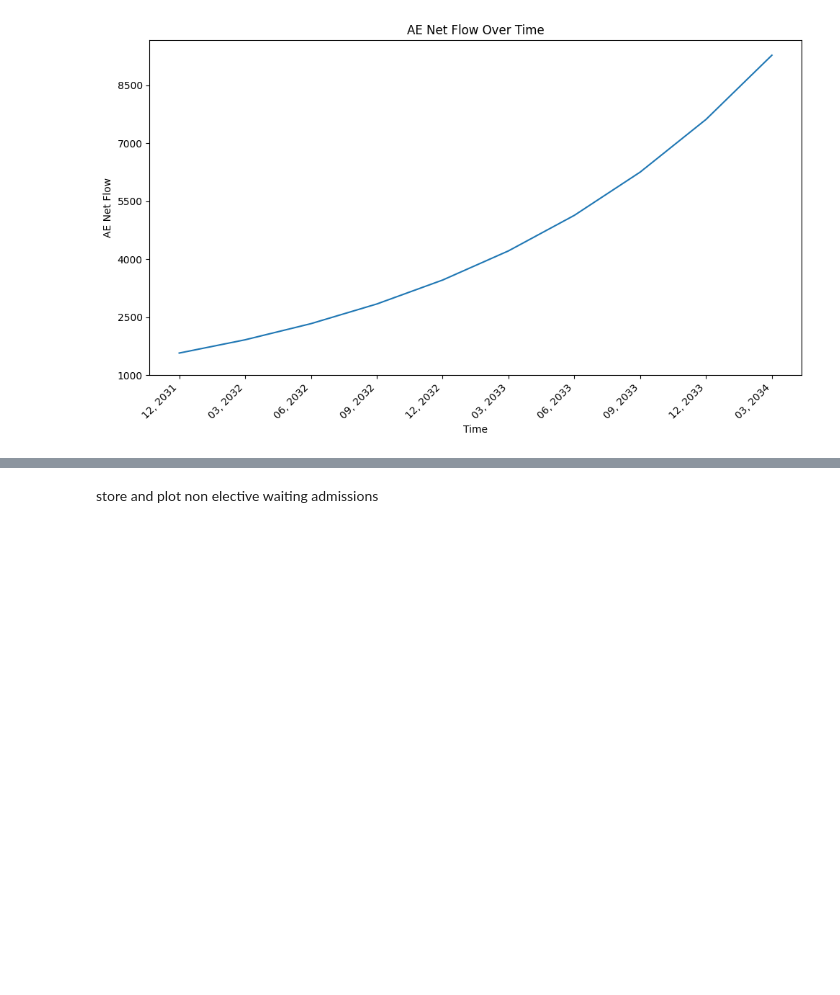
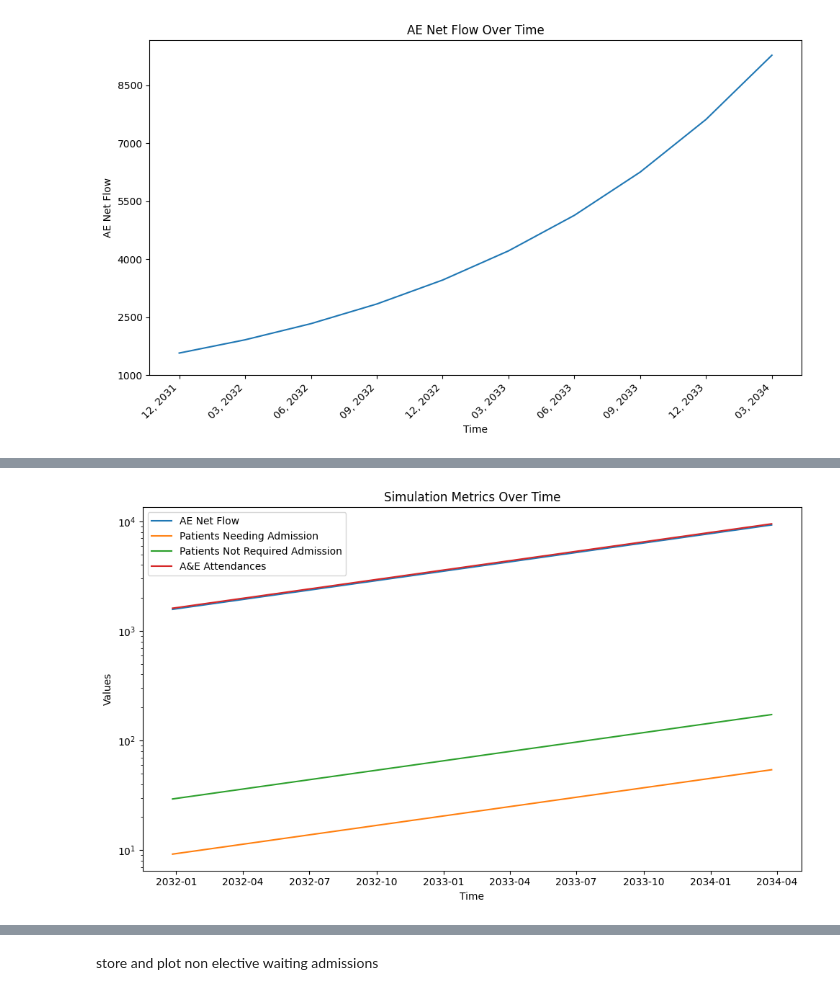
Before and after one commit to sayoneenandi/waiting_in_aNe, a Jupyter notebook: All3_Models_Copy_of_System_Dynamics_Hospital.ipynb, the cells around one changed output, grey strips where cells are left out. Cells and saved outputs as stored; diff of their text form; code cells hidden in the pictures; blank space fills up the shorter version.

```diff
--- a/All3_Models_Copy_of_System_Dynamics_Hospital.ipynb
+++ b/All3_Models_Copy_of_System_Dynamics_Hospital.ipynb
@@ -727,3 +945,31 @@ plt.show()
+# %%
+import matplotlib.pyplot as plt
+import numpy as np
+
+simulation_results_df = pd.read_csv('simulation_results.csv')
+
+simulation_results_df['Time'] = pd.to_datetime(simulation_results_df['Time'], format='%d-%m-%Y')
+
+# Plot the data
+plt.figure(figsize=(10, 6))
+plt.plot(simulation_results_df['Time'], simulation_results_df['AE Net Flow'], label='AE Net Flow')
+plt.plot(simulation_results_df['Time'], simulation_results_df['Patients Needing Admission'], label='Patients Needing Admission')
+plt.plot(simulation_results_df['Time'], simulation_results_df['Patients Not Required Admission'], label='Patients Not Required Admission')
+plt.plot(simulation_results_df['Time'], simulation_results_df["A&E Attendances"], label='A&E Attendances')
+
+# Set y-axis to log scale
+plt.yscale('log')
+
+# Other plot settings
+plt.title('Simulation Metrics Over Time')
+plt.xlabel('Time')
+plt.ylabel('Values')
+plt.legend()
+plt.tight_layout()
+
+plt.show()
+# %% [output]
+[figure, added]
 # %%
 import pandas as pd
 import matplotlib.pyplot as plt
```
Also changed, not shown: parts of 23 cells of this notebook.
